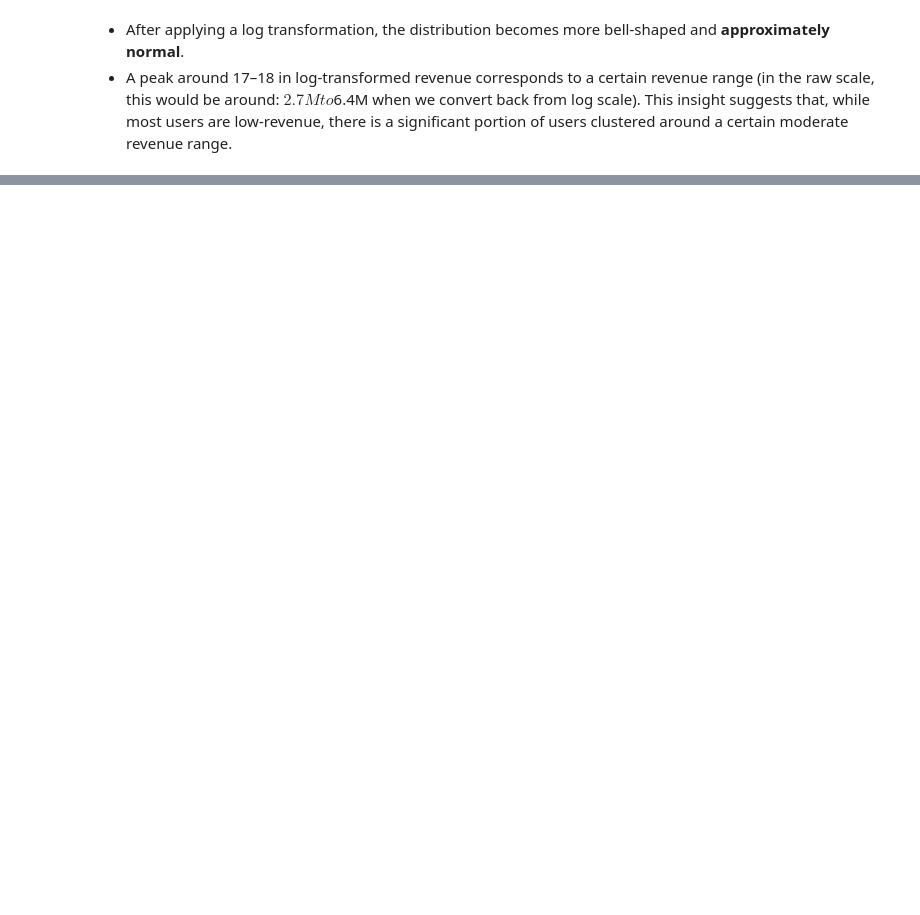
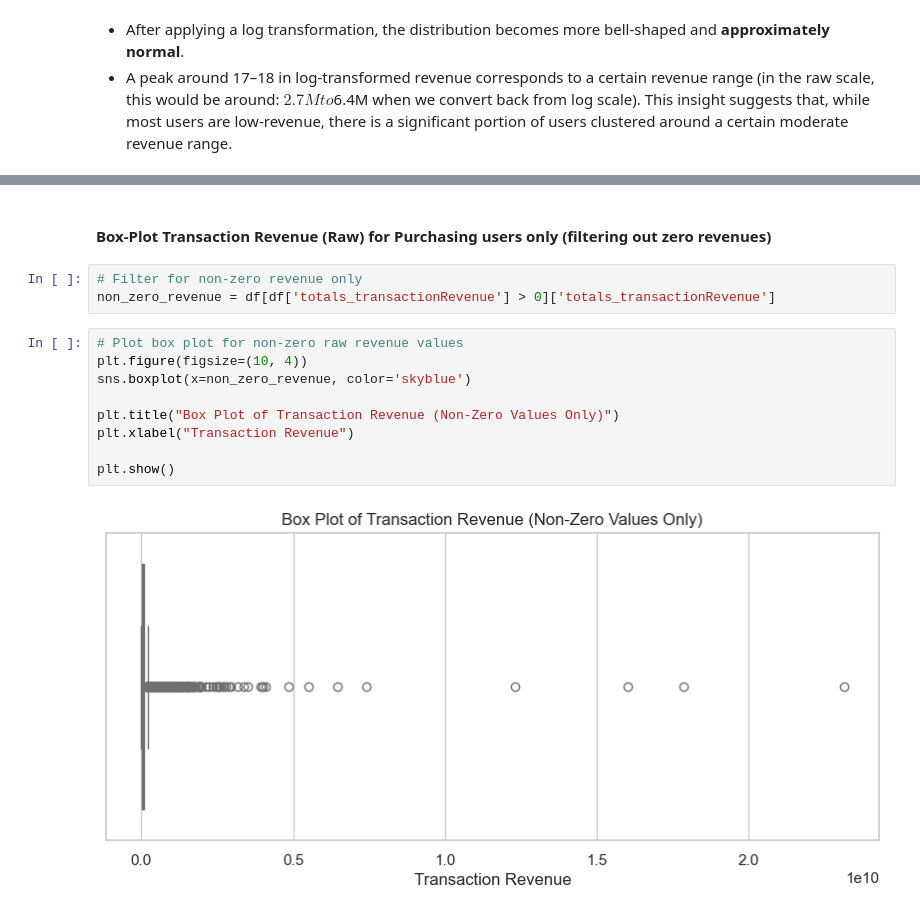
Before and after one commit to PaolaGaray/GA-CustomerRevenuePrediction, a Jupyter notebook: notebooks/EDA.ipynb, the cells around one changed output, grey strips where cells are left out. Saved outputs shown, nothing was run; the diff lists cells and outputs as text; blank space fills up the shorter version.

```diff
--- a/notebooks/EDA.ipynb
+++ b/notebooks/EDA.ipynb
@@ -503,0 +543,16 @@ This insight suggests that, while most users are low-revenue, there is a signifi
+# %% [markdown]
+#### Box-Plot Transaction Revenue (Raw) for Purchasing users only (filtering out zero revenues)
+# %%
+# Filter for non-zero revenue only
+non_zero_revenue = df[df['totals_transactionRevenue'] > 0]['totals_transactionRevenue']
+# %%
+# Plot box plot for non-zero raw revenue values
+plt.figure(figsize=(10, 4))
+sns.boxplot(x=non_zero_revenue, color='skyblue')
+
+plt.title("Box Plot of Transaction Revenue (Non-Zero Values Only)")
+plt.xlabel("Transaction Revenue")
+
+plt.show()
+# %% [output]
+[figure, added]
```
Also changed, not shown: parts of 15 cells of this notebook.
